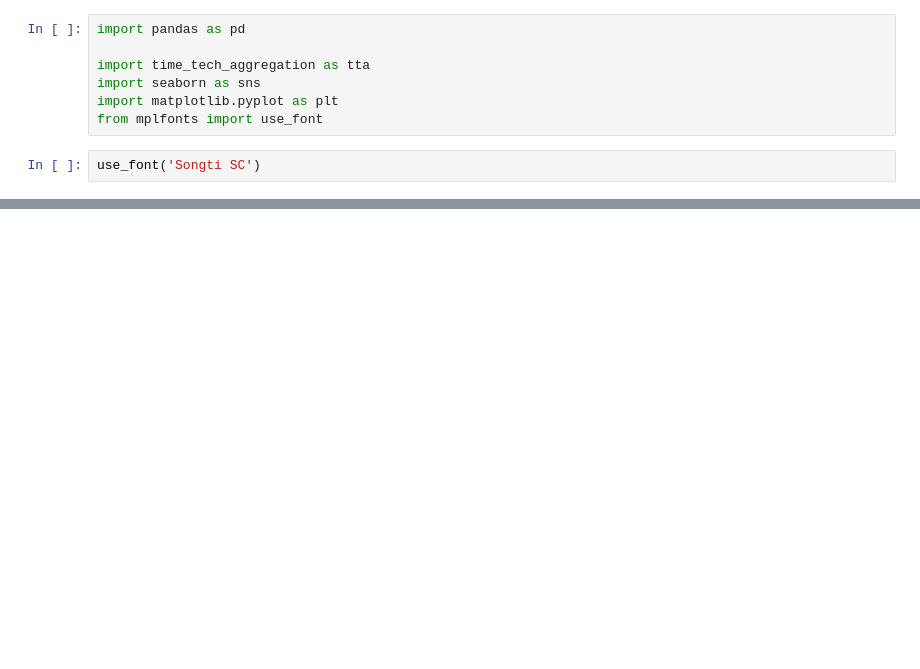
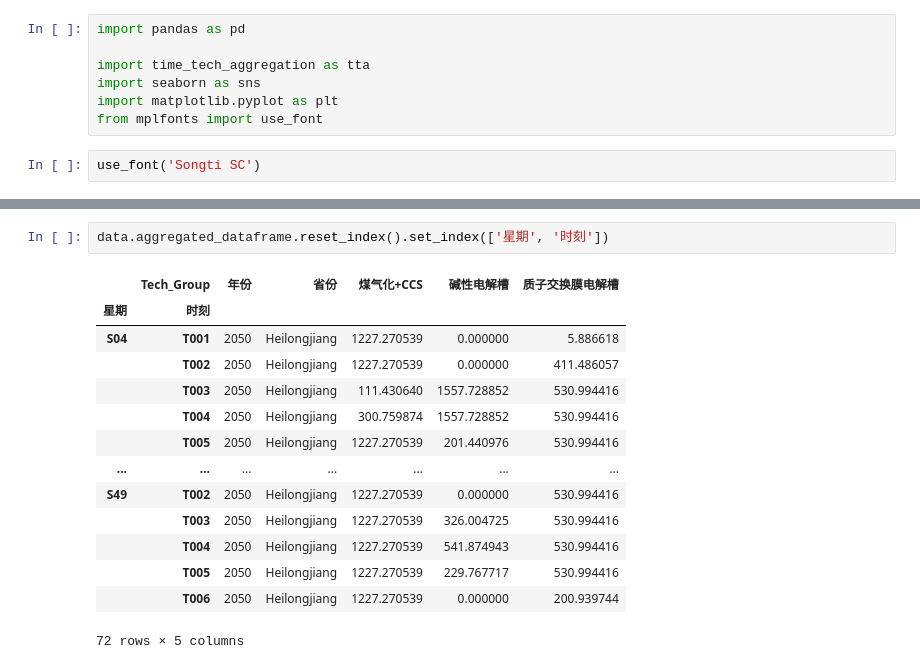
Before and after one commit to Navxihziq/3e-data-wiz, a Jupyter notebook: notebook/time-tech-aggregation.ipynb, the cells around one changed output, grey strips where cells are left out. Saved outputs shown, nothing was run; the diff lists cells and outputs as text; blank space fills up the shorter version.

```diff
--- a/notebook/time-tech-aggregation.ipynb
+++ b/notebook/time-tech-aggregation.ipynb
@@ -54,0 +53,17 @@ data.dataframe
+# %%
+data.aggregated_dataframe.reset_index().set_index(['星期', '时刻'])
+# %% [output]
+|  | Tech_Group | 年份 | 省份 | 煤气化+CCS | 碱性电解槽 | 质子交换膜电解槽 |
+| 星期 | 时刻 |  |  |  |  |  |
+| S04 | T001 | 2050 | Heilongjiang | 1227.270539 | 0.000000 | 5.886618 |
+|  | T002 | 2050 | Heilongjiang | 1227.270539 | 0.000000 | 411.486057 |
+|  | T003 | 2050 | Heilongjiang | 111.430640 | 1557.728852 | 530.994416 |
+|  | T004 | 2050 | Heilongjiang | 300.759874 | 1557.728852 | 530.994416 |
+|  | T005 | 2050 | Heilongjiang | 1227.270539 | 201.440976 | 530.994416 |
+| ... | ... | ... | ... | ... | ... | ... |
+| S49 | T002 | 2050 | Heilongjiang | 1227.270539 | 0.000000 | 530.994416 |
+|  | T003 | 2050 | Heilongjiang | 1227.270539 | 326.004725 | 530.994416 |
+|  | T004 | 2050 | Heilongjiang | 1227.270539 | 541.874943 | 530.994416 |
+|  | T005 | 2050 | Heilongjiang | 1227.270539 | 229.767717 | 530.994416 |
+|  | T006 | 2050 | Heilongjiang | 1227.270539 | 0.000000 | 200.939744 |
+72 rows × 5 columns
```
Also changed, not shown: parts of 7 cells of this notebook, 3 other files.
